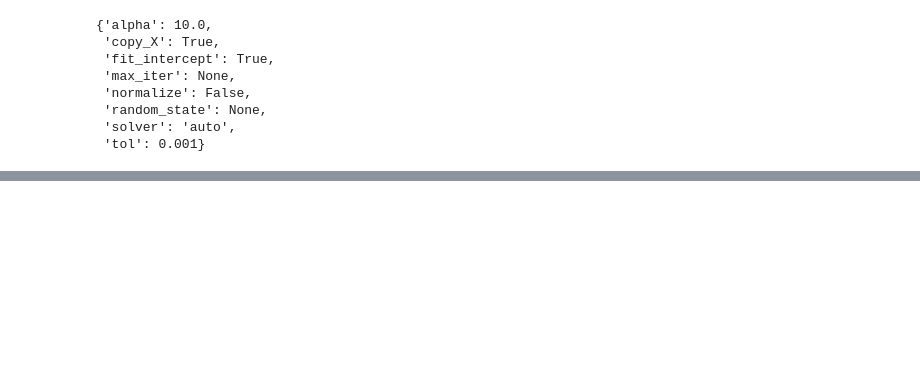
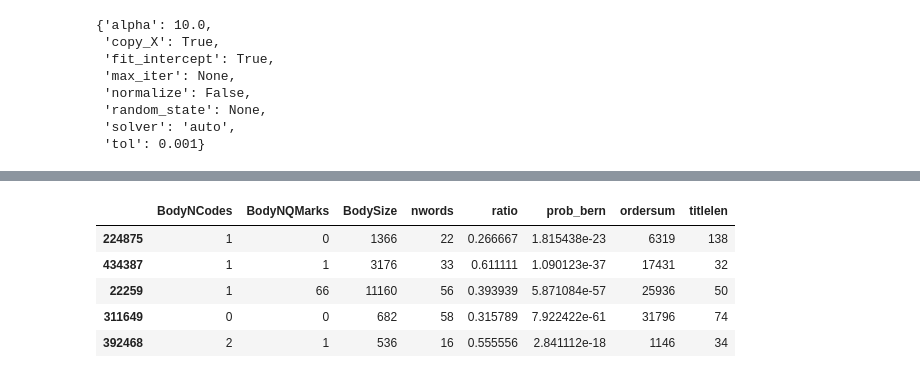
Before and after one commit to AkagiShigeru/incubator-overflow, a Jupyter notebook: stackoverflow-nlp-new.ipynb, the cells around one changed output, grey strips where cells are left out. Drawn from its saved outputs; the diff is of its cells as text; code cells hidden in the pictures; blank space fills up the shorter version.

Commit message:
more progress on analysis, e.g. first attempts of logistic regression.:

```diff
--- a/stackoverflow-nlp-new.ipynb
+++ b/stackoverflow-nlp-new.ipynb
@@ -215,0 +218,10 @@ traincut = 100000
+# %%
+traincut = 300000
+qs = shuffle(qs)
+print len(qs)
+
+# e.g. for regression
+#labels = qs.AnswerCount
+
+# e.g. classification, i.e. logistic regression
+labels = qs.hasAnswers
@@ -317,0 +329,13 @@ plt.plot(qs08.probs, qs08.AnswerCount, "k.")
+# %%
+qs["titlelen"] = qs["Title"].apply(len)
+# %%
+qs.columns
+qs[["BodyNCodes", "BodyNQMarks", "BodySize", "nwords", "ratio",
+                                         "prob_bern", "ordersum", "titlelen"]].head()
+# %% [output]
+|  | BodyNCodes | BodyNQMarks | BodySize | nwords | ratio | prob_bern | ordersum | titlelen |
+| 224875 | 1 | 0 | 1366 | 22 | 0.266667 | 1.815438e-23 | 6319 | 138 |
+| 434387 | 1 | 1 | 3176 | 33 | 0.611111 | 1.090123e-37 | 17431 | 32 |
+| 22259 | 1 | 66 | 11160 | 56 | 0.393939 | 5.871084e-57 | 25936 | 50 |
+| 311649 | 0 | 0 | 682 | 58 | 0.315789 | 7.922422e-61 | 31796 | 74 |
+| 392468 | 2 | 1 | 536 | 16 | 0.555556 | 2.841112e-18 | 1146 | 34 |
```
Also changed, not shown: parts of 20 cells of this notebook.
